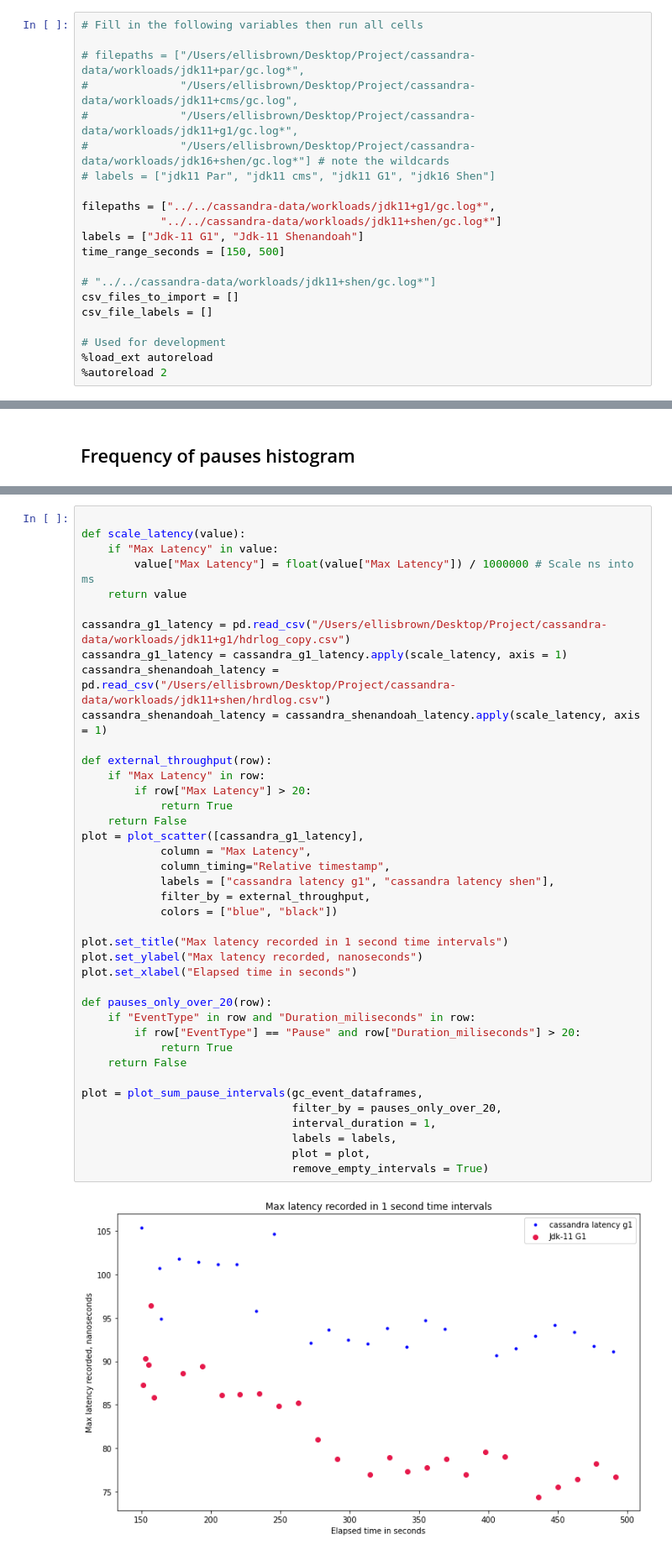
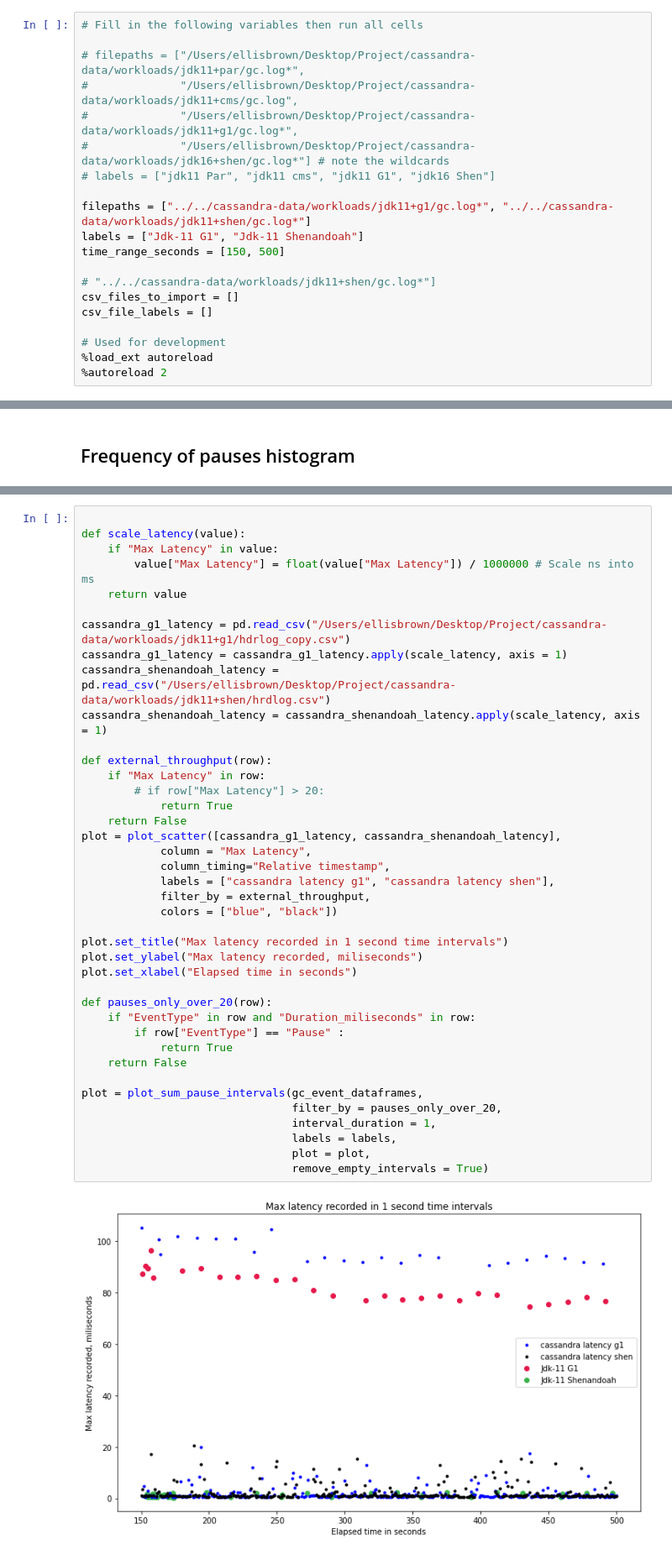
Before and after one commit to apple/GCGC, a Jupyter notebook: src/notebooks/analyze_logs_dev.ipynb, the cells around one changed output, grey strips where cells are left out. Shown at 84% size. Drawn from its saved outputs; the diff is of its cells as text.

Commit message:
Test percentage plotting

```diff
--- a/src/notebooks/analyze_logs_dev.ipynb
+++ b/src/notebooks/analyze_logs_dev.ipynb
@@ -15,8 +15,7 @@ Note: The following edge cases are known and not handled automatically:
 #              "/Users/ellisbrown/Desktop/Project/cassandra-data/workloads/jdk16+shen/gc.log*"] # note the wildcards
 # labels = ["jdk11 Par", "jdk11 cms", "jdk11 G1", "jdk16 Shen"]
 
-filepaths = ["../../cassandra-data/workloads/jdk11+g1/gc.log*",
-            "../../cassandra-data/workloads/jdk11+shen/gc.log*"]
+filepaths = ["../../cassandra-data/workloads/jdk11+g1/gc.log*", "../../cassandra-data/workloads/jdk11+shen/gc.log*"]
 labels = ["Jdk-11 G1", "Jdk-11 Shenandoah"]
 time_range_seconds = [150, 500]
 
@@ -453,38 +453,38 @@ def scale_latency(value):
 cassandra_g1_latency = pd.read_csv("/Users/ellisbrown/Desktop/Project/cassandra-data/workloads/jdk11+g1/hdrlog_copy.csv")
 cassandra_g1_latency = cassandra_g1_latency.apply(scale_latency, axis = 1)
 cassandra_shenandoah_latency = pd.read_csv("/Users/ellisbrown/Desktop/Project/cassandra-data/workloads/jdk11+shen/hrdlog.csv")
 cassandra_shenandoah_latency = cassandra_shenandoah_latency.apply(scale_latency, axis = 1)
 
 def external_throughput(row):
     if "Max Latency" in row:
-        if row["Max Latency"] > 20:
+        # if row["Max Latency"] > 20:
             return True
     return False
-plot = plot_scatter([cassandra_g1_latency],
+plot = plot_scatter([cassandra_g1_latency, cassandra_shenandoah_latency],
             column = "Max Latency",
             column_timing="Relative timestamp",
             labels = ["cassandra latency g1", "cassandra latency shen"],
             filter_by = external_throughput,
             colors = ["blue", "black"])
 
 plot.set_title("Max latency recorded in 1 second time intervals")
-plot.set_ylabel("Max latency recorded, nanoseconds")
+plot.set_ylabel("Max latency recorded, miliseconds")
 plot.set_xlabel("Elapsed time in seconds")
 
 def pauses_only_over_20(row):
     if "EventType" in row and "Duration_miliseconds" in row:
-        if row["EventType"] == "Pause" and row["Duration_miliseconds"] > 20:
+        if row["EventType"] == "Pause" :
             return True
     return False
 
 plot = plot_sum_pause_intervals(gc_event_dataframes,
                                 filter_by = pauses_only_over_20,
                                 interval_duration = 1,
                                 labels = labels,
                                 plot = plot,
                                 remove_empty_intervals = True)
 # %% [output]
-[figure, old version]
+[figure, new version]
 # %%
 plot = plot_scatter([cassandra_g1_latency],
             column = "Max Latency",
```
Also changed, not shown: parts of 5 cells of this notebook.
